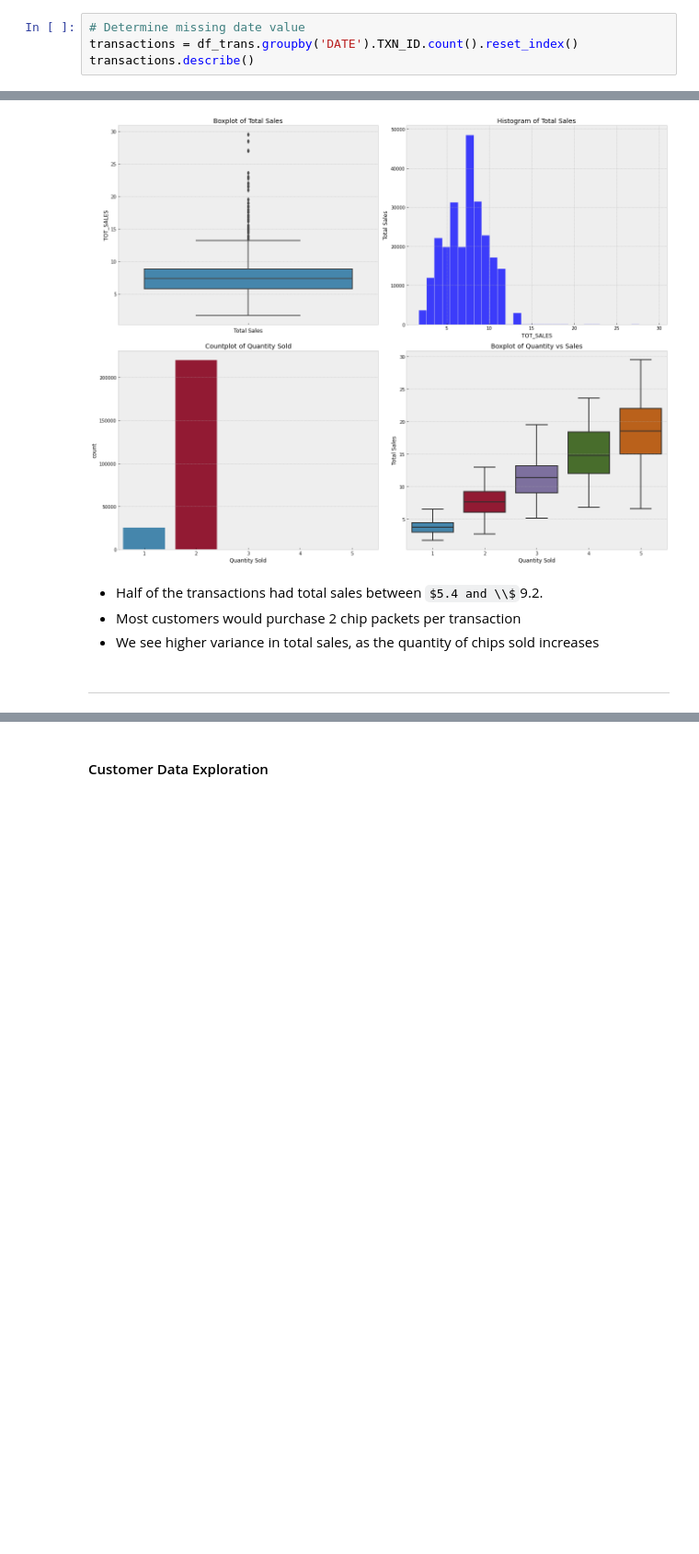
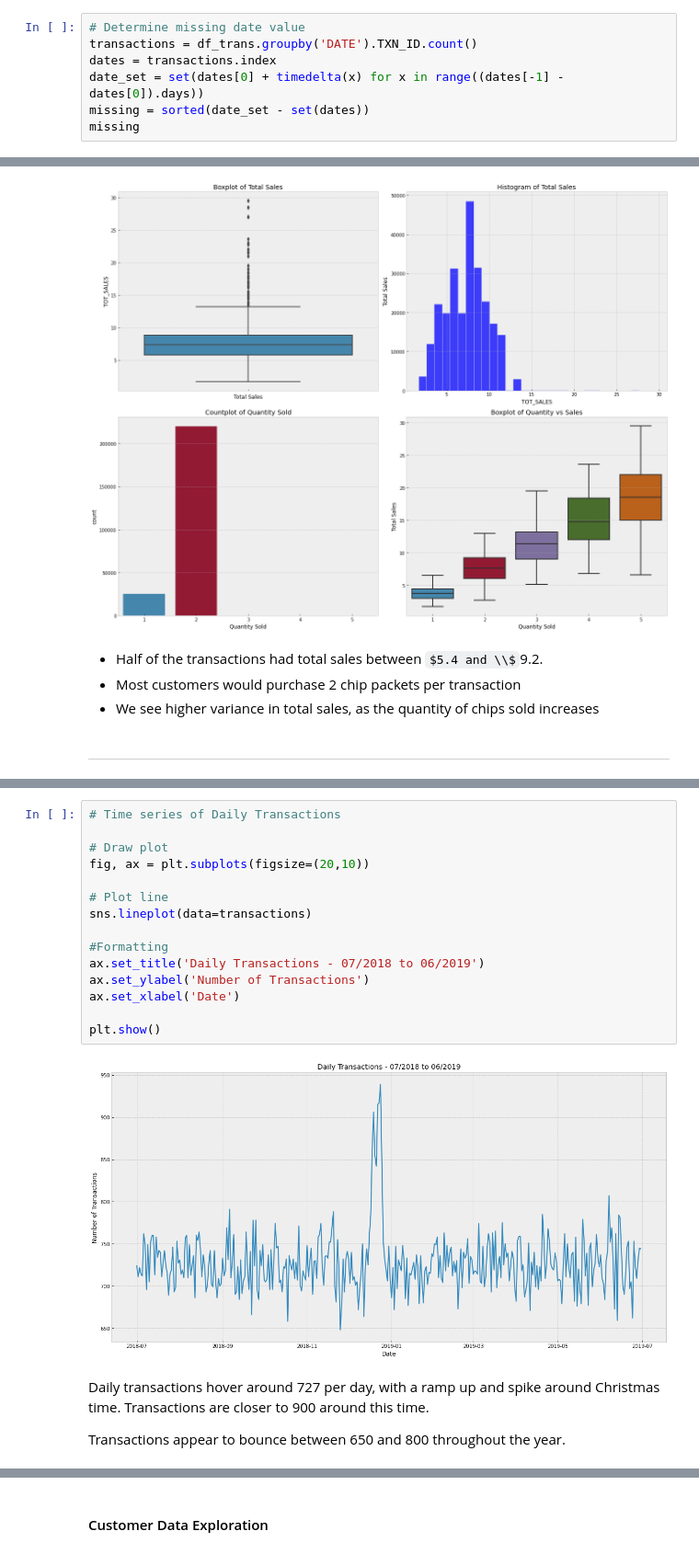
Before and after one commit to sebgiunta/quantium_data_analysis_project, a Jupyter notebook: Quantium_Data_Analysis.v2.ipynb, the cells around one changed output, grey strips where cells are left out. Shown at 92% size. Drawn from its saved outputs; the diff is of its cells as text; some formulas as TeX source; blank space fills up the shorter version.

```diff
--- a/Quantium_Data_Analysis.v2.ipynb
+++ b/Quantium_Data_Analysis.v2.ipynb
@@ -90,5 +93,8 @@ df_trans['DATE'] = pd.to_datetime(df_trans['DATE'], unit='D', origin='1899-12-30
 # %%
 # Determine missing date value
-transactions = df_trans.groupby('DATE').TXN_ID.count().reset_index()
-transactions.describe()
+transactions = df_trans.groupby('DATE').TXN_ID.count()
+dates = transactions.index
+date_set = set(dates[0] + timedelta(x) for x in range((dates[-1] - dates[0]).days))
+missing = sorted(date_set - set(dates))
+missing
 # %% [output]
@@ -568 +571,22 @@ df_trans.head()
+# %%
+# Time series of Daily Transactions
+
+# Draw plot
+fig, ax = plt.subplots(figsize=(20,10))
+
+# Plot line
+sns.lineplot(data=transactions)
+
+#Formatting
+ax.set_title('Daily Transactions - 07/2018 to 06/2019')
+ax.set_ylabel('Number of Transactions')
+ax.set_xlabel('Date')
+
+plt.show()
+# %% [output]
+[figure, added]
+# %% [markdown]
+Daily transactions hover around 727 per day, with a ramp up and spike around Christmas time. Transactions are closer to 900 around this time.
+
+Transactions appear to bounce between 650 and 800 throughout the year.
 # %%
```
Also changed, not shown: parts of 57 cells of this notebook, 1 other file.
